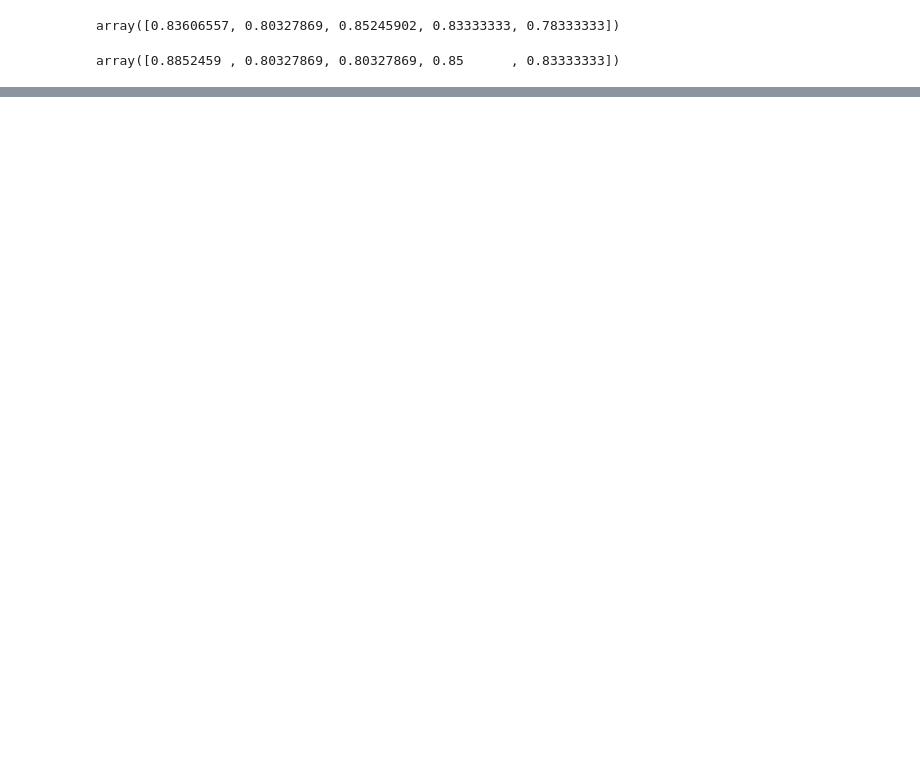
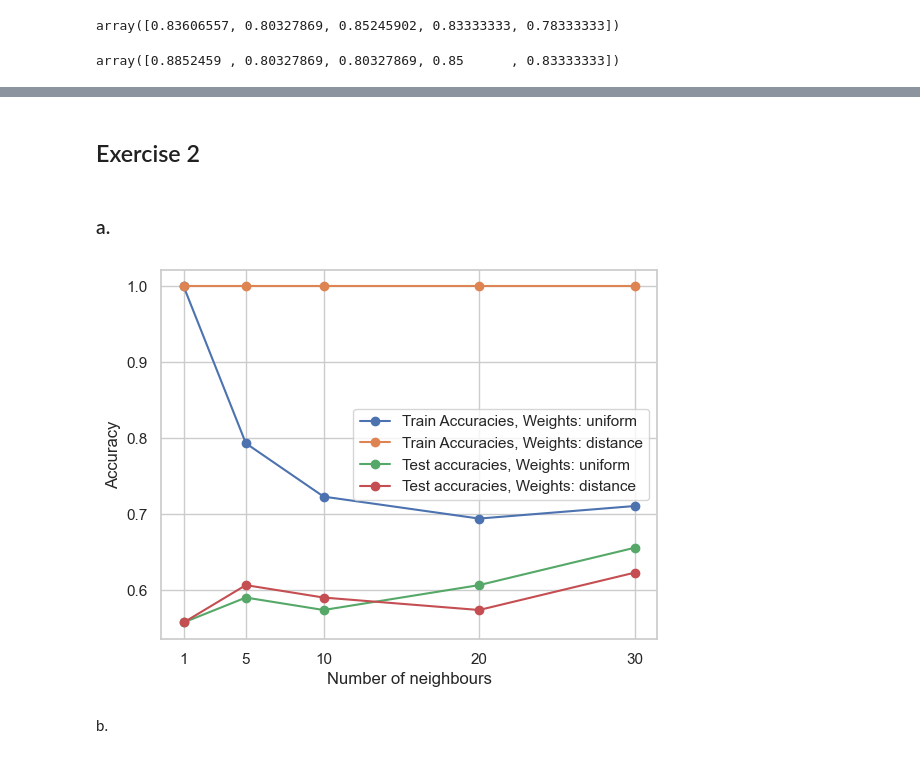
Before and after one commit to SrGesus/Apre-HW2, a Jupyter notebook: ex2/ex2.ipynb, the cells around one changed output, grey strips where cells are left out. Cells and saved outputs as stored; diff of their text form; code cells hidden in the pictures; blank space fills up the shorter version.

```diff
--- a/ex2/ex2.ipynb
+++ b/ex2/ex2.ipynb
@@ -120,0 +142,35 @@ print("KNN score on scaled dataset:",round(np.mean(knn_cv_scores),2),"±",round(
+# %% [markdown]
+## Exercise 2
+# %%
+𝑘 = [1, 5, 10, 20, 30]
+w = ["uniform", "distance"]
+# %%
+X_train, X_test, y_train, y_test = train_test_split(X, y, test_size=0.2)
+# %% [markdown]
+### a.
+# %%
+train_accuracies = {"label": "Train Accuracies"}
+test_accuracies = {"label": "Test accuracies"}
+
+for n_neighbours in k:
+    for weights in w:
+        knn_clf = KNeighborsClassifier(n_neighbors=n_neighbours, weights=weights)
+        knn_clf.fit(X_train, y_train)
+        train_score = knn_clf.score(X_train, y_train)
+        test_score = knn_clf.score(X_test, y_test)
+
+        train_accuracies.setdefault(weights, list()).append(train_score)
+        test_accuracies.setdefault(weights, list()).append(test_score)
+# %%
+for accuracies in (train_accuracies, test_accuracies):
+    for weights in w:
+        plt.plot(k, accuracies[weights], "o-", label = f"{accuracies['label']}, Weights: {weights}")
+plt.xlabel("Number of neighbours")
+plt.ylabel("Accuracy")
+plt.xticks(k)
+plt.legend()
+plt.show()
+# %% [output]
+[figure, added]
+# %% [markdown]
+b.
```
Also changed, not shown: parts of 10 cells of this notebook.
